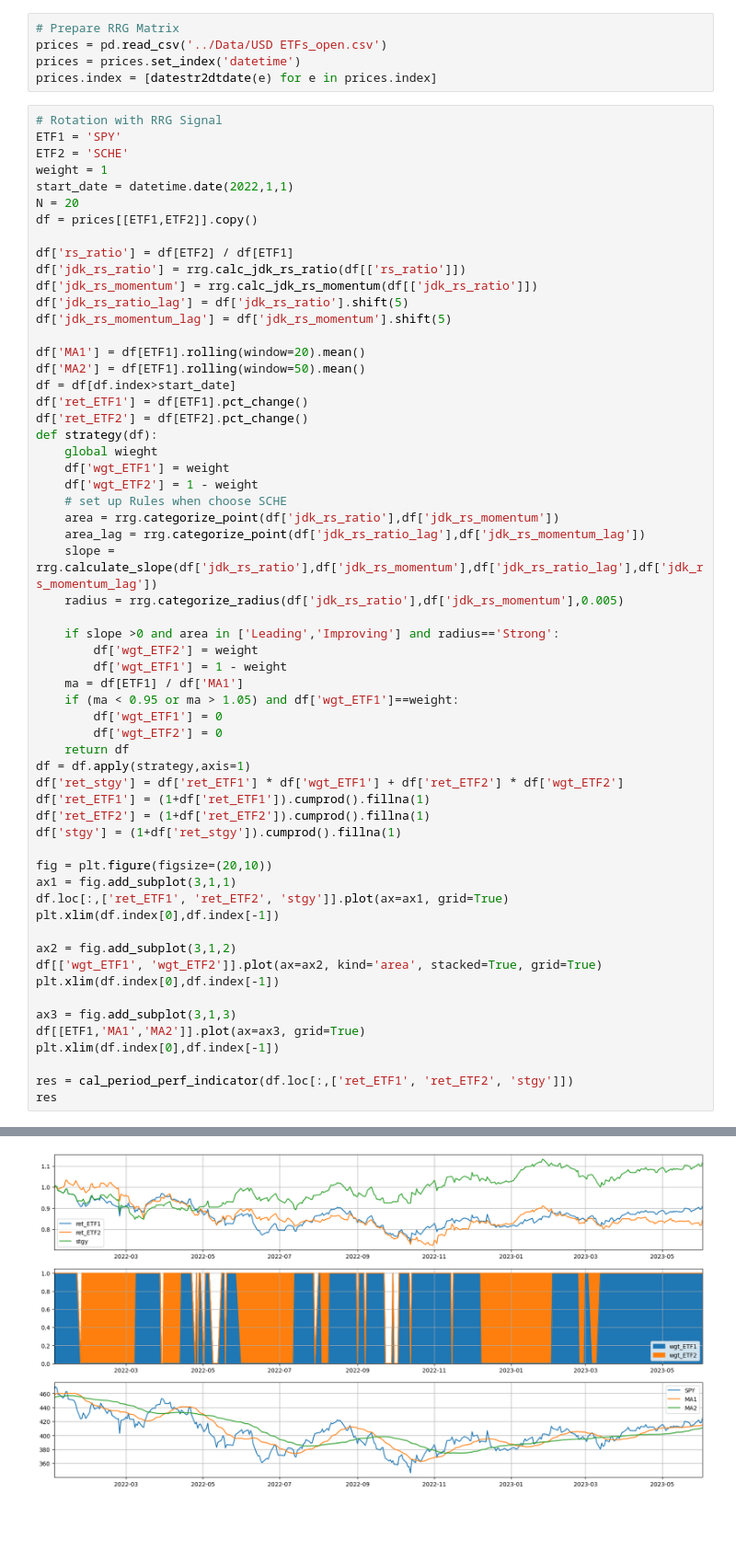
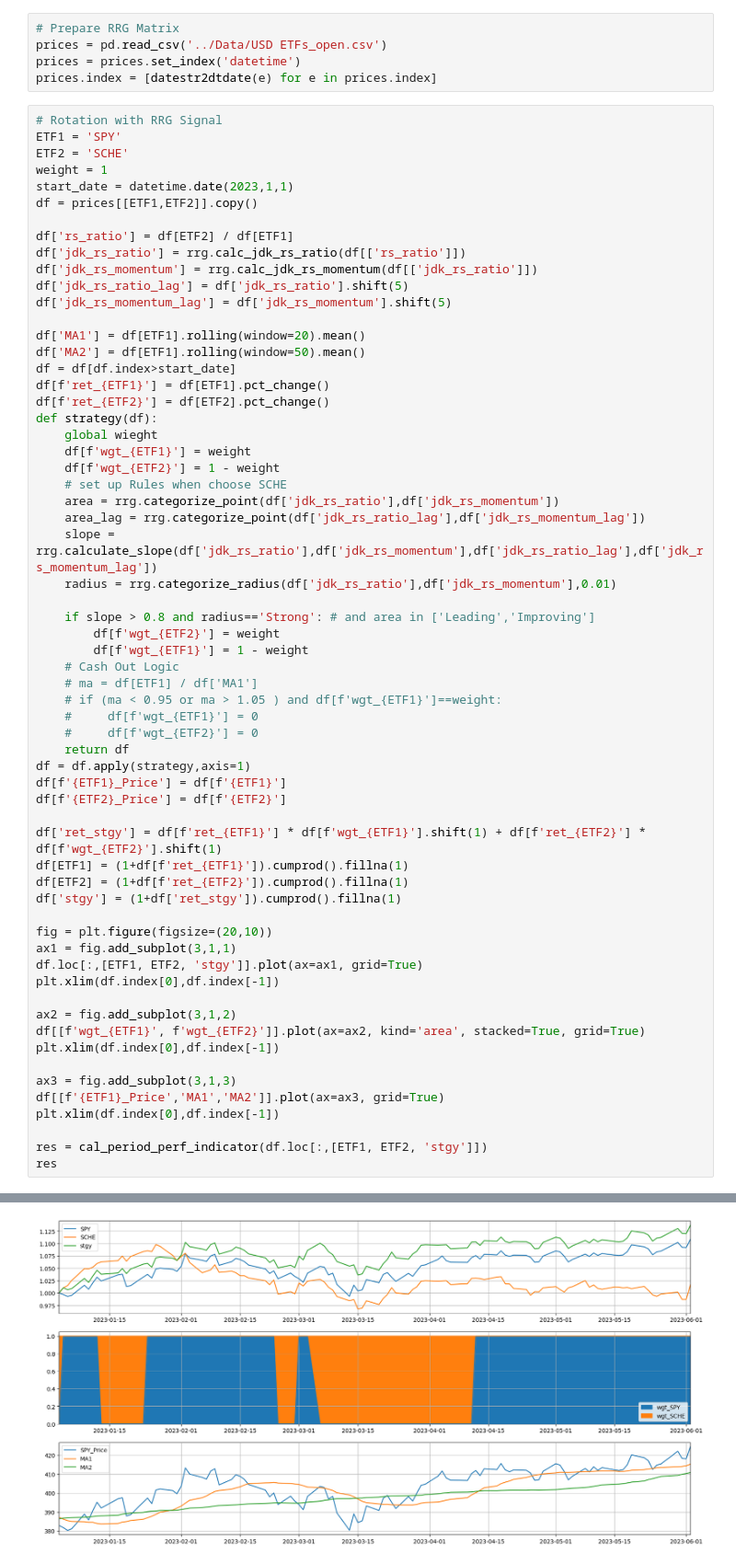
Before and after one commit to noooahyao/Quant_Explore, a Jupyter notebook: Prediction/RRG Strategy.ipynb, the cells around one changed output, grey strips where cells are left out. Shown at 92% size. Saved outputs shown, nothing was run; the diff lists cells and outputs as text; blank space fills up the shorter version.

```diff
--- a/Prediction/RRG Strategy.ipynb
+++ b/Prediction/RRG Strategy.ipynb
@@ -67,8 +67,7 @@ prices.index = [datestr2dtdate(e) for e in prices.index]
 ETF1 = 'SPY'
 ETF2 = 'SCHE'
 weight = 1
-start_date = datetime.date(2022,1,1)
-N = 20
+start_date = datetime.date(2023,1,1)
 df = prices[[ETF1,ETF2]].copy()
 
 df['rs_ratio'] = df[ETF2] / df[ETF1]
@@ -80,46 +79,50 @@ df['jdk_rs_momentum_lag'] = df['jdk_rs_momentum'].shift(5)
 df['MA1'] = df[ETF1].rolling(window=20).mean()
 df['MA2'] = df[ETF1].rolling(window=50).mean()
 df = df[df.index>start_date]
-df['ret_ETF1'] = df[ETF1].pct_change()
-df['ret_ETF2'] = df[ETF2].pct_change()
+df[f'ret_{ETF1}'] = df[ETF1].pct_change()
+df[f'ret_{ETF2}'] = df[ETF2].pct_change()
 def strategy(df):
     global wieght
-    df['wgt_ETF1'] = weight
-    df['wgt_ETF2'] = 1 - weight
+    df[f'wgt_{ETF1}'] = weight
+    df[f'wgt_{ETF2}'] = 1 - weight
     # set up Rules when choose SCHE
     area = rrg.categorize_point(df['jdk_rs_ratio'],df['jdk_rs_momentum'])
     area_lag = rrg.categorize_point(df['jdk_rs_ratio_lag'],df['jdk_rs_momentum_lag'])
     slope = rrg.calculate_slope(df['jdk_rs_ratio'],df['jdk_rs_momentum'],df['jdk_rs_ratio_lag'],df['jdk_rs_momentum_lag'])
-    radius = rrg.categorize_radius(df['jdk_rs_ratio'],df['jdk_rs_momentum'],0.005)
+    radius = rrg.categorize_radius(df['jdk_rs_ratio'],df['jdk_rs_momentum'],0.01)
 
-    if slope >0 and area in ['Leading','Improving'] and radius=='Strong':
-        df['wgt_ETF2'] = weight
-        df['wgt_ETF1'] = 1 - weight
-    ma = df[ETF1] / df['MA1']
-    if (ma < 0.95 or ma > 1.05) and df['wgt_ETF1']==weight:
-        df['wgt_ETF1'] = 0
-        df['wgt_ETF2'] = 0
+    if slope > 0.8 and radius=='Strong': # and area in ['Leading','Improving']
+        df[f'wgt_{ETF2}'] = weight
+        df[f'wgt_{ETF1}'] = 1 - weight
+    # Cash Out Logic
+    # ma = df[ETF1] / df['MA1']
+    # if (ma < 0.95 or ma > 1.05 ) and df[f'wgt_{ETF1}']==weight:
+    #     df[f'wgt_{ETF1}'] = 0
+    #     df[f'wgt_{ETF2}'] = 0
     return df
 df = df.apply(strategy,axis=1)
-df['ret_stgy'] = df['ret_ETF1'] * df['wgt_ETF1'] + df['ret_ETF2'] * df['wgt_ETF2']
-df['ret_ETF1'] = (1+df['ret_ETF1']).cumprod().fillna(1)
-df['ret_ETF2'] = (1+df['ret_ETF2']).cumprod().fillna(1)
+df[f'{ETF1}_Price'] = df[f'{ETF1}']
+df[f'{ETF2}_Price'] = df[f'{ETF2}']
+
+df['ret_stgy'] = df[f'ret_{ETF1}'] * df[f'wgt_{ETF1}'].shift(1) + df[f'ret_{ETF2}'] * df[f'wgt_{ETF2}'].shift(1)
+df[ETF1] = (1+df[f'ret_{ETF1}']).cumprod().fillna(1)
+df[ETF2] = (1+df[f'ret_{ETF2}']).cumprod().fillna(1)
 df['stgy'] = (1+df['ret_stgy']).cumprod().fillna(1)
 
 fig = plt.figure(figsize=(20,10))
 ax1 = fig.add_subplot(3,1,1)
-df.loc[:,['ret_ETF1', 'ret_ETF2', 'stgy']].plot(ax=ax1, grid=True)
+df.loc[:,[ETF1, ETF2, 'stgy']].plot(ax=ax1, grid=True)
 plt.xlim(df.index[0],df.index[-1])
 
 ax2 = fig.add_subplot(3,1,2)
-df[['wgt_ETF1', 'wgt_ETF2']].plot(ax=ax2, kind='area', stacked=True, grid=True)
+df[[f'wgt_{ETF1}', f'wgt_{ETF2}']].plot(ax=ax2, kind='area', stacked=True, grid=True)
 plt.xlim(df.index[0],df.index[-1])
 
 ax3 = fig.add_subplot(3,1,3)
-df[[ETF1,'MA1','MA2']].plot(ax=ax3, grid=True)
+df[[f'{ETF1}_Price','MA1','MA2']].plot(ax=ax3, grid=True)
 plt.xlim(df.index[0],df.index[-1])
 
-res = cal_period_perf_indicator(df.loc[:,['ret_ETF1', 'ret_ETF2', 'stgy']])
+res = cal_period_perf_indicator(df.loc[:,[ETF1, ETF2, 'stgy']])
 res
 # %% [output]
 |  | AnnRet | AnnVol | SR | MaxDD | Calmar |
@@ -129 +132 @@ res
-[figure, old version]
+[figure, new version]
```
Also changed, not shown: parts of 3 cells of this notebook, 1 other file.
